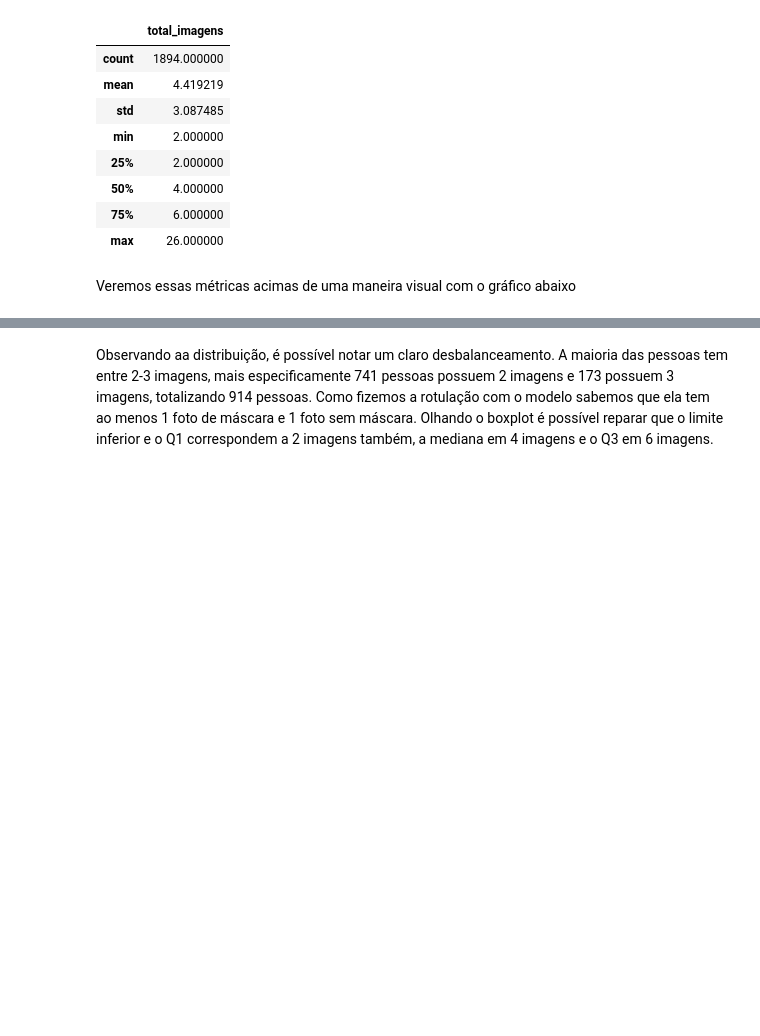
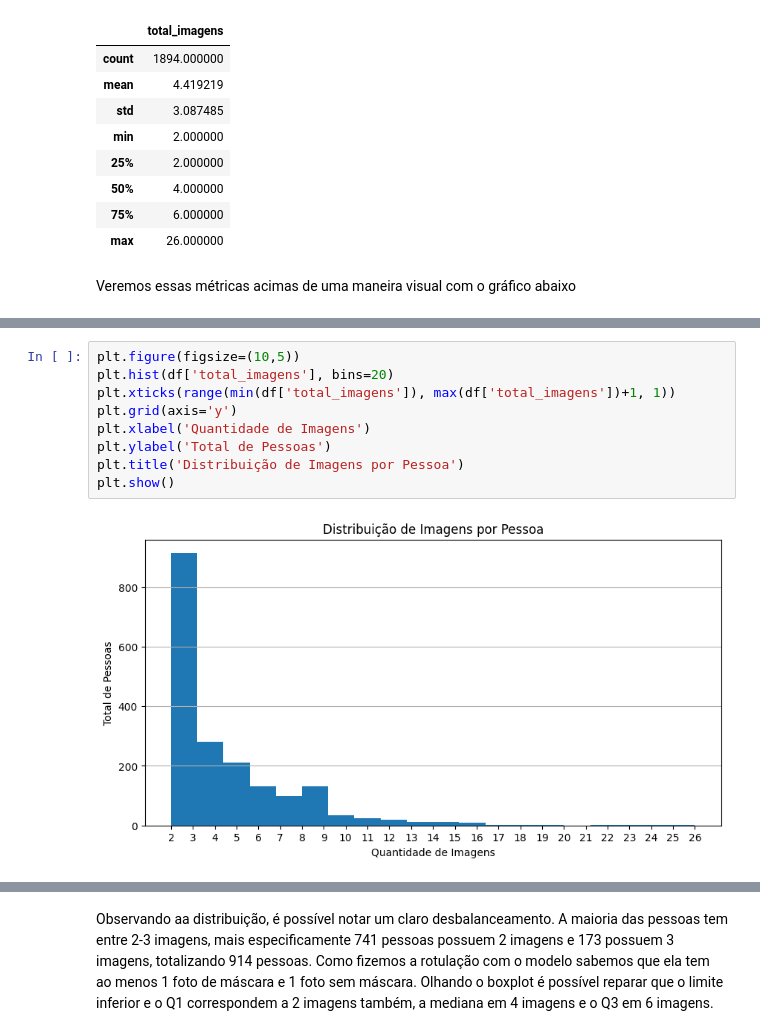
Before and after one commit to Carlos-Vic/face-recognition, a Jupyter notebook: notebook/carlos-oliveira-solution.ipynb, the cells around one changed output, grey strips where cells are left out. Saved outputs shown, nothing was run; the diff lists cells and outputs as text; blank space fills up the shorter version.

```diff
--- a/notebook/carlos-oliveira-solution.ipynb
+++ b/notebook/carlos-oliveira-solution.ipynb
@@ -512,0 +482,11 @@ fig.show()
+# %%
+plt.figure(figsize=(10,5))
+plt.hist(df['total_imagens'], bins=20)
+plt.xticks(range(min(df['total_imagens']), max(df['total_imagens'])+1, 1))
+plt.grid(axis='y')
+plt.xlabel('Quantidade de Imagens')
+plt.ylabel('Total de Pessoas')
+plt.title('Distribuição de Imagens por Pessoa')
+plt.show()
+# %% [output]
+[figure, added]
```
Also changed, not shown: parts of 50 cells of this notebook.
